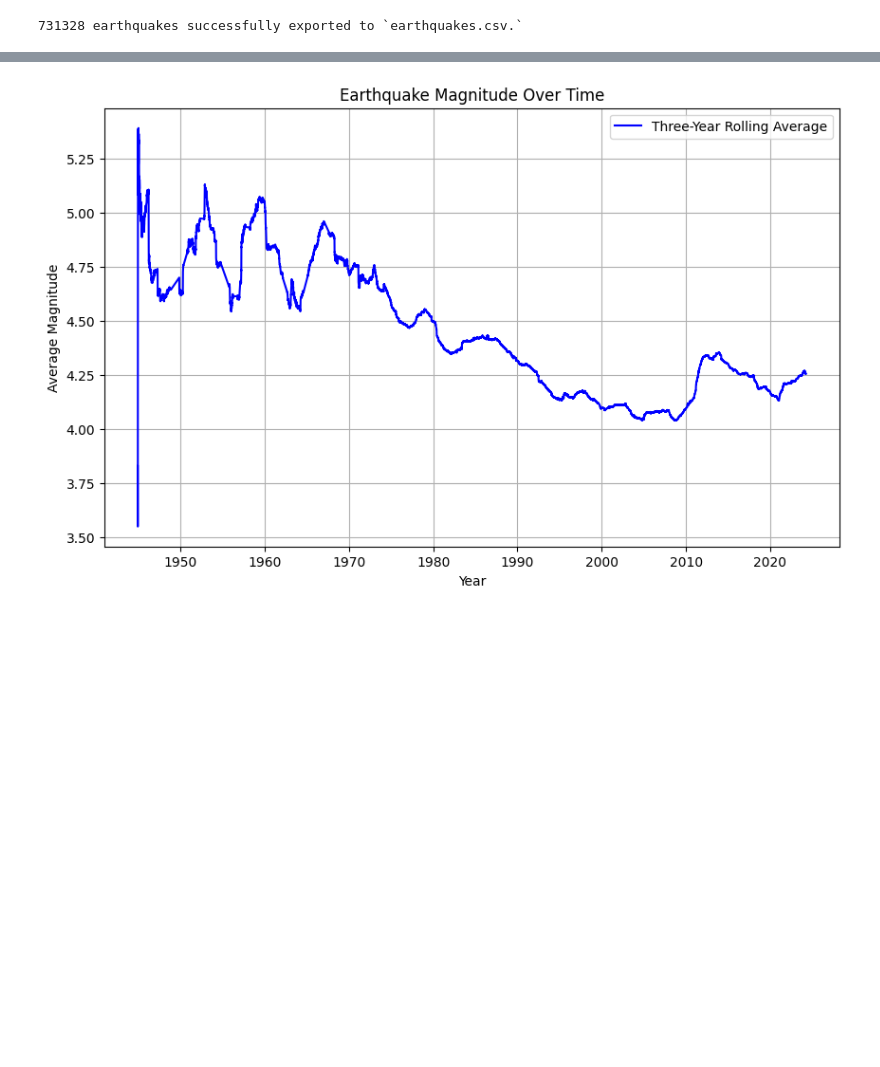
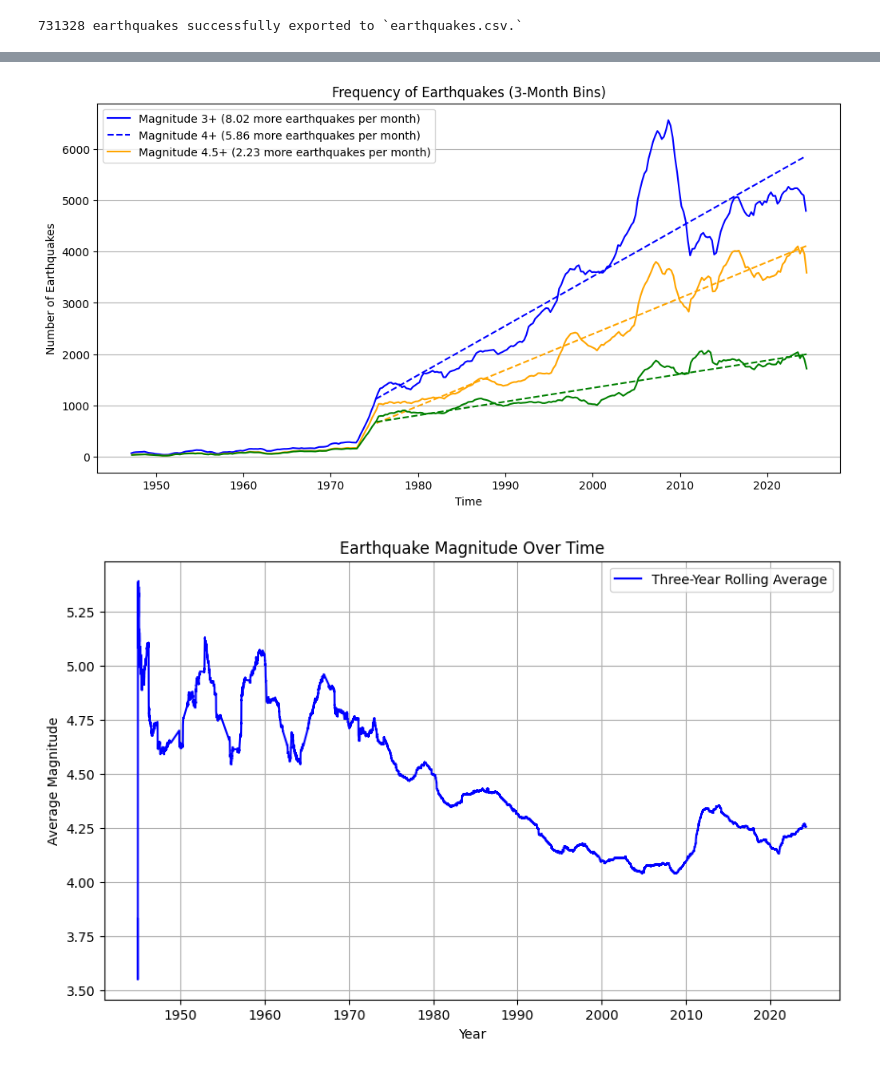
Before and after one commit to johnny-woodtke/quakin, a Jupyter notebook: main.ipynb, the cells around one changed output, grey strips where cells are left out. Drawn from its saved outputs; the diff is of its cells as text; code cells hidden in the pictures; blank space fills up the shorter version.

Commit message:
linear regression

```diff
--- a/main.ipynb
+++ b/main.ipynb
@@ -245,3 +221,62 @@ plt.show()
+# %%
+# earthquake frequency over time (histogram)
+import matplotlib.pyplot as plt
+from sklearn.linear_model import LinearRegression
+import numpy as np
+from datetime import datetime
+
+# set 'time' column as the index
+freq = df.copy()
+freq = freq.set_index('datetime')
+
+# compute number of earthquakes in 3-month bins
+binSize = 3
+loop = range(3)
+mags = [3, 4, 4.5]
+binArr = np.empty(3, dtype=object)
+for i in loop:
+    binArr[i] = freq[freq['magnitude'] >= mags[i]].resample(f'{binSize}ME').size()
+
+# compute 3-year moving average of the number of earthquakes
+movingAvgArr = np.empty(3, dtype=object)
+for i in loop:
+    movingAvgArr[i] = binArr[i].rolling(window=10).mean()
+
+# calculate slope from the moving average by fitting a linear regression model after 1980
+filteredArr = np.empty(3, dtype=object)
+xArr = np.empty(3, dtype=object)
+yArr = np.empty(3, dtype=object)
+modelArr = np.empty(3, dtype=object)
+for i in loop:
+    filteredArr[i] = movingAvgArr[i][movingAvgArr[i].index >= datetime(1975, 1, 1)].copy()
+    xArr[i] = np.arange(len(filteredArr[i])).reshape(-1, 1)
+    modelArr[i] = LinearRegression().fit(xArr[i], filteredArr[i].values)
+
+# create a line plot
+plt.figure(figsize=(12, 6))
+
+# plot moving average and linear regression line
+colors = ['blue', 'orange', 'green']
+for i in loop:
+    # plot moving average
+    plt.plot(movingAvgArr[i].index, movingAvgArr[i].values, color=colors[i])
+    # plot linear regression line
+    plt.plot(filteredArr[i].index, modelArr[i].predict(xArr[i]), color=colors[i], linestyle='dashed')
+
+legendEntries = np.empty(3, dtype=object)
+for i in loop:
+    legendEntries[i] = f'Magnitude {mags[i]}+ ({(modelArr[i].coef_[0] / binSize):.2f} more earthquakes per month)'
+
+plt.legend(legendEntries, loc='upper left')
+plt.title('Frequency of Earthquakes (3-Month Bins)')
+plt.xlabel('Time')
+plt.ylabel('Number of Earthquakes')
+plt.grid(axis='y')
+
+# display the plot
+plt.show()
+# %% [output]
+[figure, added]
 # %%
 # earthquake magnitude over time (five year rolling average)
 import matplotlib.pyplot as plt
```
Also changed, not shown: parts of 3 cells of this notebook.
